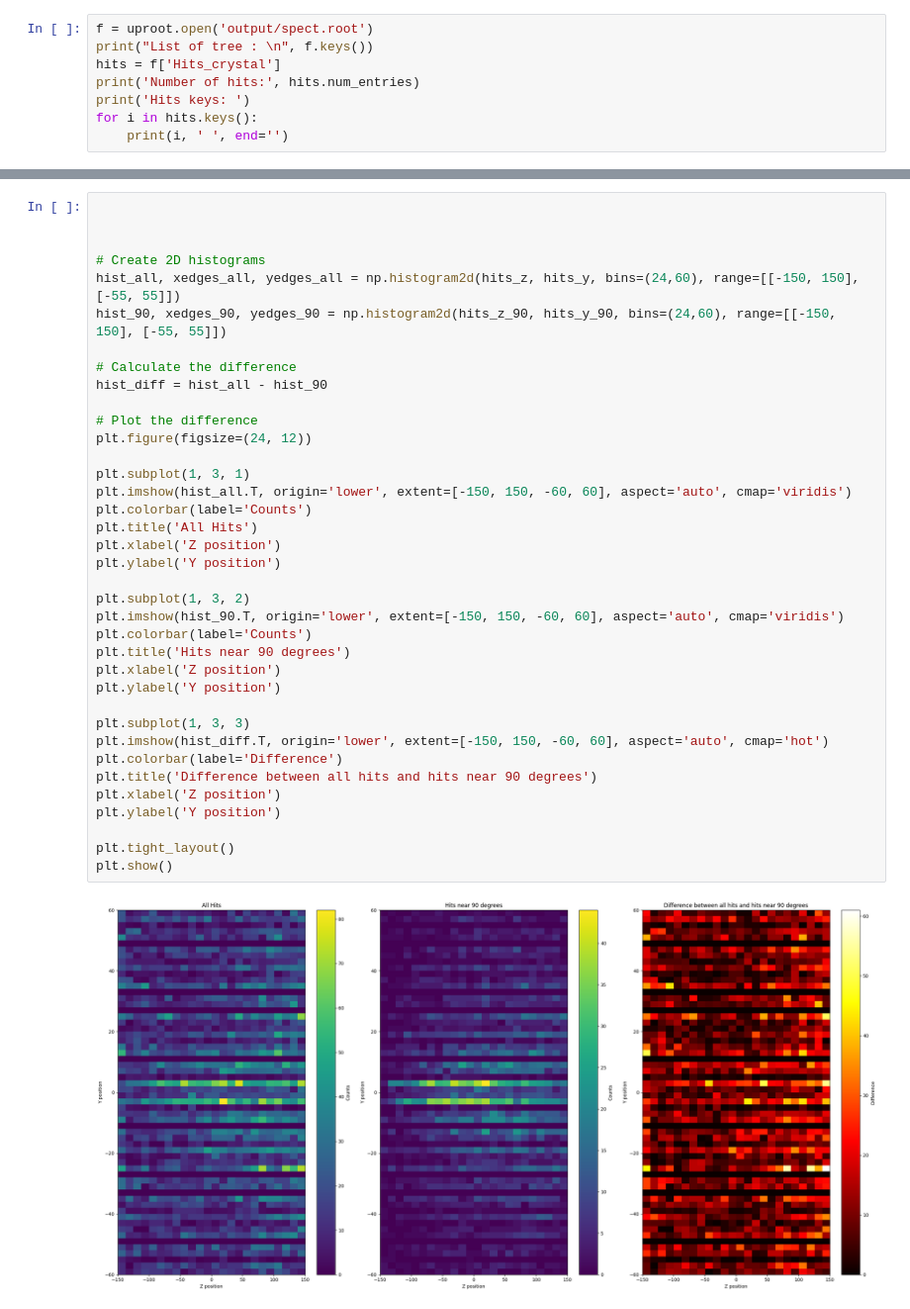
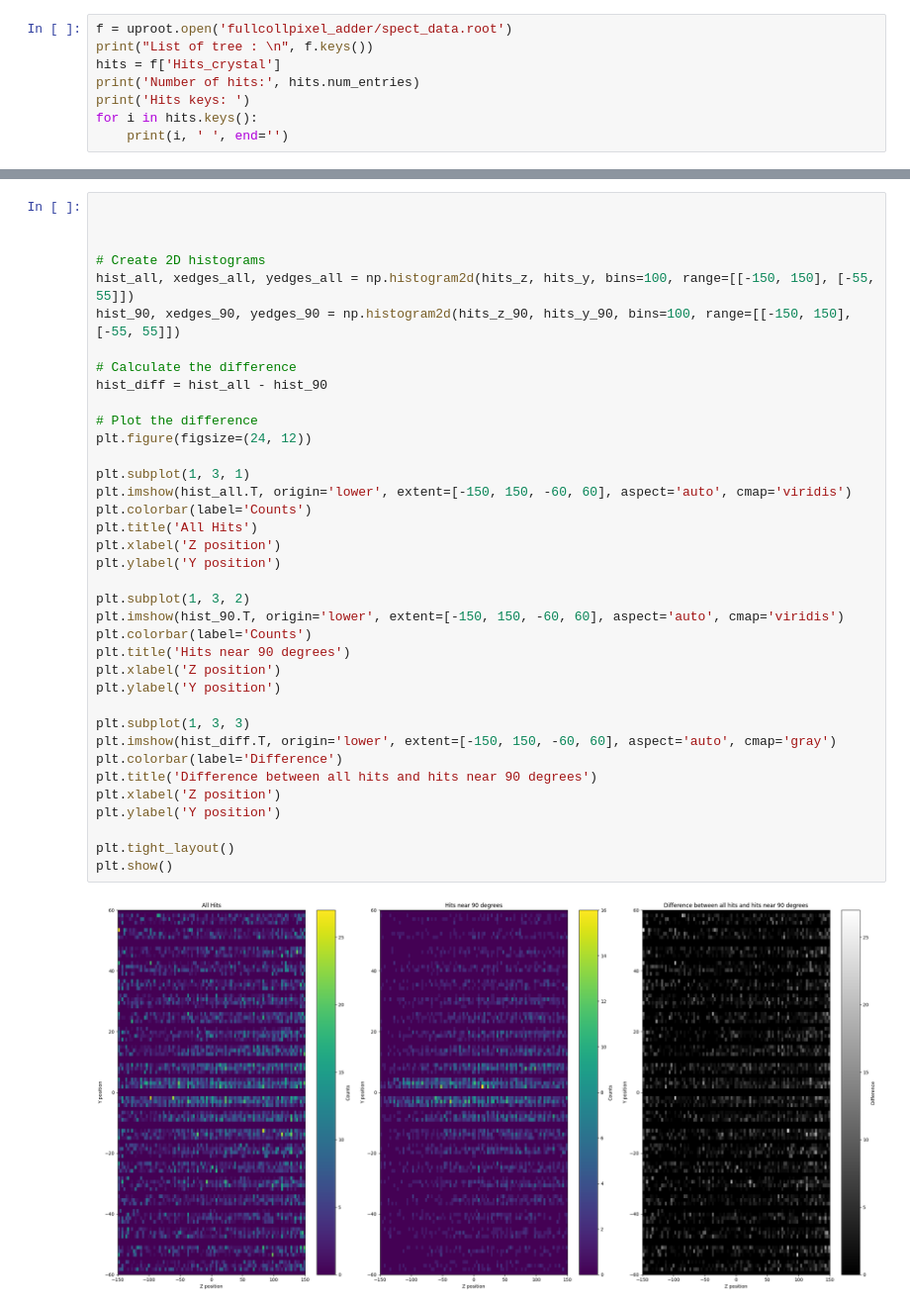
Before and after one commit to francescouni0/VHEE_monitor, a Jupyter notebook: fullcoll.ipynb, the cells around one changed output, grey strips where cells are left out. Shown at 99% size. Drawn from its saved outputs; the diff is of its cells as text.

Commit message:
fullcoll analysis

```diff
--- a/fullcoll.ipynb
+++ b/fullcoll.ipynb
@@ -50,5 +40,5 @@ output/spect.root
 # %%
-f = uproot.open('output/spect.root')
+f = uproot.open('fullcollpixel_adder/spect_data.root')
 print("List of tree : \n", f.keys())
 hits = f['Hits_crystal']
 print('Number of hits:', hits.num_entries)
@@ -117,40 +118,40 @@ plt.show()
 
 
 # Create 2D histograms
-hist_all, xedges_all, yedges_all = np.histogram2d(hits_z, hits_y, bins=(24,60), range=[[-150, 150], [-55, 55]])
-hist_90, xedges_90, yedges_90 = np.histogram2d(hits_z_90, hits_y_90, bins=(24,60), range=[[-150, 150], [-55, 55]])
+hist_all, xedges_all, yedges_all = np.histogram2d(hits_z, hits_y, bins=100, range=[[-150, 150], [-55, 55]])
+hist_90, xedges_90, yedges_90 = np.histogram2d(hits_z_90, hits_y_90, bins=100, range=[[-150, 150], [-55, 55]])
 
 # Calculate the difference
 hist_diff = hist_all - hist_90
 
 # Plot the difference
 plt.figure(figsize=(24, 12))
 
 plt.subplot(1, 3, 1)
 plt.imshow(hist_all.T, origin='lower', extent=[-150, 150, -60, 60], aspect='auto', cmap='viridis')
 plt.colorbar(label='Counts')
 plt.title('All Hits')
 plt.xlabel('Z position')
 plt.ylabel('Y position')
 
 plt.subplot(1, 3, 2)
 plt.imshow(hist_90.T, origin='lower', extent=[-150, 150, -60, 60], aspect='auto', cmap='viridis')
 plt.colorbar(label='Counts')
 plt.title('Hits near 90 degrees')
 plt.xlabel('Z position')
 plt.ylabel('Y position')
 
 plt.subplot(1, 3, 3)
-plt.imshow(hist_diff.T, origin='lower', extent=[-150, 150, -60, 60], aspect='auto', cmap='hot')
+plt.imshow(hist_diff.T, origin='lower', extent=[-150, 150, -60, 60], aspect='auto', cmap='gray')
 plt.colorbar(label='Difference')
 plt.title('Difference between all hits and hits near 90 degrees')
 plt.xlabel('Z position')
 plt.ylabel('Y position')
 
 plt.tight_layout()
 plt.show()
 # %% [output]
-[figure, old version]
+[figure, new version]
 # %%
 
 # Create 1D histograms for all hits and hits near 90 degrees
```
Also changed, not shown: parts of 13 cells of this notebook.
